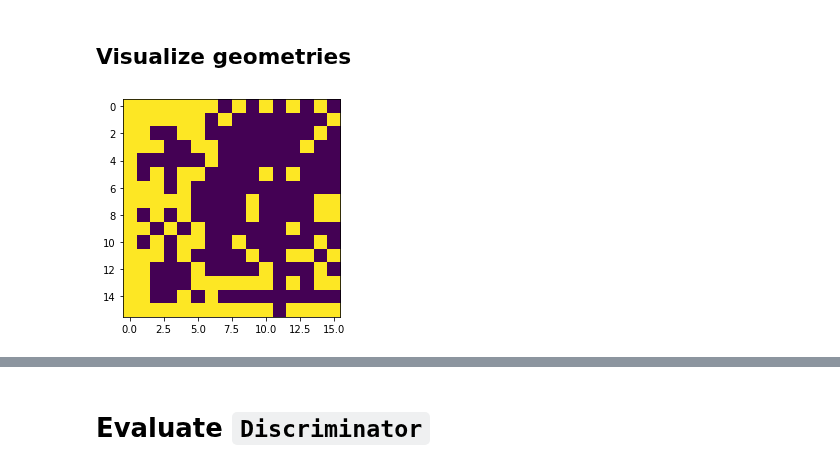
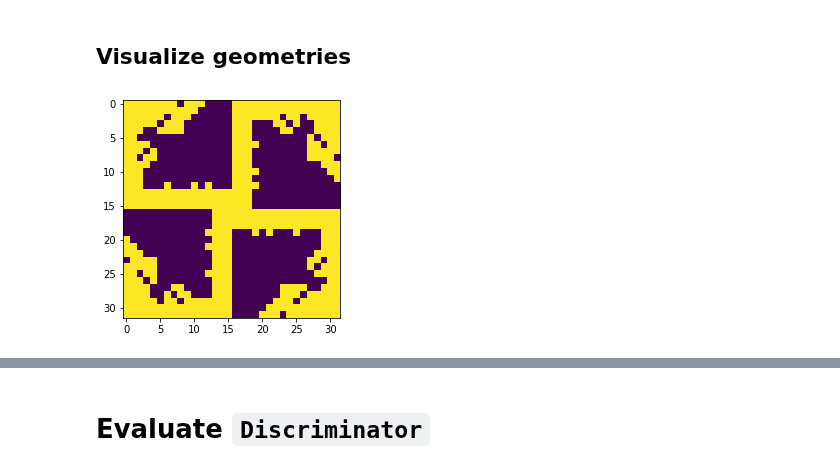
Before and after one commit to lucascbarbosa/INT, a Jupyter notebook: Manufatura Aditiva/Simulacao-GAN/Pipeline/3- Machine_learning/GAN/GAN.ipynb, the cells around one changed output, grey strips where cells are left out. Saved outputs shown, nothing was run; the diff lists cells and outputs as text; code cells hidden in the pictures.

```diff
--- a/Manufatura Aditiva/Simulacao-GAN/Pipeline/3- Machine_learning/GAN/GAN.ipynb
+++ b/Manufatura Aditiva/Simulacao-GAN/Pipeline/3- Machine_learning/GAN/GAN.ipynb
@@ -247,8 +247,8 @@ def summarize_performance(epoch,porosity,G_model, D_model, data, input_G, n_samp
 # %% [markdown]
 # Training GAN
 # %%
-batch_size = 64
-num_epochs = 150
+batch_size = 32
+num_epochs = 50
 
 alpha = 1e-2
 lr = 1e-4
@@ -295,8 +295,8 @@ def train(G_model,D_model,GAN_model,alpha,lr,porosity,batch_size,num_epochs,plot
                 print(G_loss)
                 G_loss = G_loss['loss']
 
+            # print('>%d, %d/%d, D_loss=%.3f, G_loss=%.3f' % (i+1, j+1, batch_per_epoch,  D_loss, G_loss))
             G_losses_epoch.append(G_loss)
-            # print('>%d, %d/%d, D_loss=%.3f, G_loss=%.3f' % (i+1, j+1, batch_per_epoch,  D_loss, G_loss))
 
         if (i+1) % 10 == 0:
             acc_real,acc_fake = summarize_performance(i+1,porosity,G_model,D_model,X_good,input_G)
@@ -351,7 +339,7 @@ G_best = train(G,D,GAN,alpha,lr,porosity,batch_size,num_epochs,plot=True,verbose
 ## Test porosity
 # %%
 # G = keras.models.load_model("""C:/Users/lucas.barbosa/Documents/GitHub/INT/Manufatura Aditiva/Simulacao-GAN/Pipeline/4- Machine_learning/GAN/models/isotropy_epoch_100_loss_0.7585.h5""")
-test_size = 10000
+test_size = 100000
 X_test = generate_input_G(input_G,test_size)
 
 generated_geoms,_ = G_best.predict(X_test)
@@ -412,94 +400,96 @@ def create_unit(element,size,simmetry):
 
   return unit
 
-def clean_unit(unit,tol):
+def check_unit(unit,tol):
   labels = measure.label(unit,connectivity=1)
-  print(labels[:16,:16])
-  # main_label = 0
-  # main_label_count = 0
-  # passed = True
+  main_label = 0
+  main_label_count = 0
+  passed = True
 
-  # for label in range(1,len(np.unique(labels))):
-  #   label_count = np.where(labels==label)[0].shape[0]
-  #   if label_count > main_label_count:
-  #     main_label = label
-  #     main_label_count = label_count
-  # if np.where(labels==0)[0].shape[0]+np.where(labels==main_label)[0].shape[0] >(1.0-tol)*unit.shape[0]*unit.shape[0]:
-  #   for label in range(1,len(np.unique(labels))):
-  #     if label not in [0,main_label]:
-  #       unit[np.where(labels==label)] = 0.
+  for label in range(1,len(np.unique(labels))):
+    label_count = np.where(labels==label)[0].shape[0]
+    if label_count > main_label_count:
+      main_label = label
+      main_label_count = label_count
 
-  #   if unit[0,:].sum() > 0 and unit[:,0].sum() > 0:
-  #     # check if there is connectivity right-left
-  #     connections_rl = 0
-  #     for i in range(unit.shape[0]):
-  #       if (unit[i,0] == 1 and unit[i,-1] == 1):
-  #         connections_rl += 1
+  if np.where(labels==0)[0].shape[0]+np.where(labels==main_label)[0].shape[0] >(1.0-tol)*unit.shape[0]*unit.shape[0]:
+    for label in range(1,len(np.unique(labels))):
+      if label not in [0,main_label]:
+        unit[np.where(labels==label)] = 0.
 
-  #     # check if there is connectivity top-bottom
-  #     connections_tb = 0
-  #     for j in range(unit.shape[1]):
-  #       if (unit[0,j] == 1 and unit[i,-1] == 1):
-  #         connections_tb += 1
+    if unit[0,:].sum() > 0 and unit[:,0].sum() > 0:
+      # check if there is connectivity right-left
+      connections_rl = 0
+      for i in range(unit.shape[0]):
+        if (unit[i,0] == 1 and unit[i,-1] == 1):
+          connections_rl += 1
 
-  #     if connections_rl == 0 or connections_tb == 0:
-  #       passed = False
+      # check if there is connectivity top-bottom
+      connections_tb = 0
+      for j in range(unit.shape[1]):
+        if (unit[0,j] == 1 and unit[i,-1] == 1):
+          connections_tb += 1
 
-  #   else:
-  #     passed = False
+      if connections_rl == 0 or connections_tb == 0:
+        passed = False
 
-  # else:
-  #   passed = False
-  # return passed, unit
+    else:
+      passed = False
+
+  else:
+    passed = False
+  return passed, unit
 
 
-# porosity=0.5
-# tol = 0.02
-# simmetry = 'p4'
-# geometries = porosity_match(generated_geoms,porosity,tol)
-# size = geometries.shape[1]
-# geometries_ = []
+porosity=0.5
+tol = 0.02
+simmetry = 'p4'
+geometries = porosity_match(generated_geoms,porosity,tol)
+size = geometries.shape[1]
+geometries_ = []
 
-# geom = geometries[0].reshape((size,size)).round()
-# unit = create_unit(geom,size,simmetry)
-# clean_unit(unit,tol)
-# plt.imshow(unit)
-# plt.show()
+geom = geometries[1000].reshape((size,size)).round()
+unit = create_unit(geom,size,simmetry)
+tol = 0.2
+passed, unit = check_unit(unit,tol)
+plt.imshow(unit)
+plt.show()
+print(passed)
 
 
 # for i in range(1):
 #   geom = geometries[i].reshape((size,size)).round()
 #   unit = create_unit(geom,size,simmetry)
 #   plt.imshow(unit)
-#   passed,geom_ = clean_unit(unit,tol)
+#   passed,geom_ = check_unit(unit,tol)
 #   if passed:
 #     geometries_.append(geom_)
 
 # print(len(geometries_))
 # geometries = np.array(geometries_).reshape((len(geometries_),size,size,1))
 # # Round pixels
 # geometries = geometries.round()
 
 # # Get scores
 # top = 20
 # scores = D.predict([geometries,geometries])[0]
 # top_idxs = scores[:,0].argsort()[-top:]
 
 # # Add solid boundary
 # geometries_expanded = []
 # for i in range(geometries.shape[0]):
 #     geom = geometries[i]
 #     geometries_expanded.append(geom)
 
 # geometries = np.array(geometries_expanded).reshape((geometries.shape[0],geometries.shape[1],geometries.shape[2],geometries.shape[3]))
 
 # for top_idx in top_idxs:
 #     geom = geometries[top_idx]
 #     unit = create_unit(geom.reshape((size,size)),size,simmetry)
 #     print("Score: %.2f Porosity: %.2f"%(scores[top_idx,0],geom.ravel().sum()/(size*size)))
 #     plt.imshow(geom,cmap="Greys")
 #     plt.show()
 
 # sns.histplot(np.sum(generated_geoms.round().reshape((test_size,int(size*size))),axis=-1)/int(size*size),bins=32);
 # %% [output]
-[figure, old version]
+[figure, new version]
```
Also changed, not shown: parts of 5 cells of this notebook.
